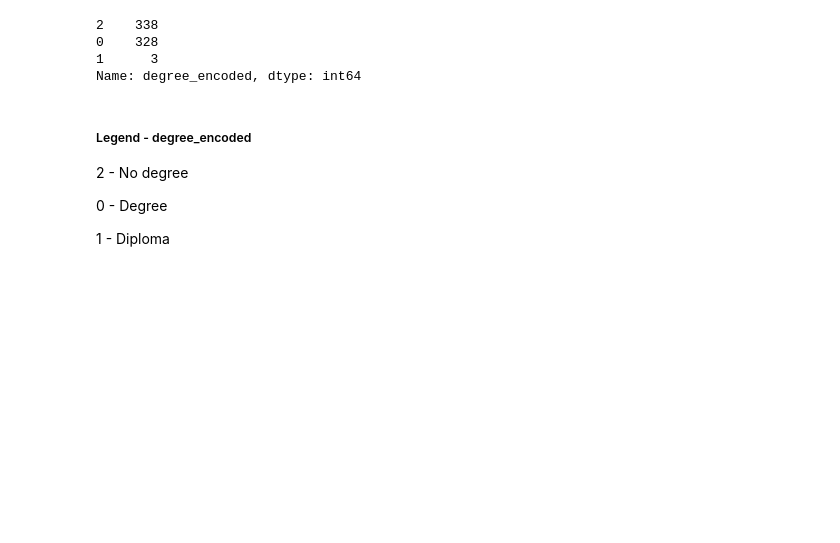
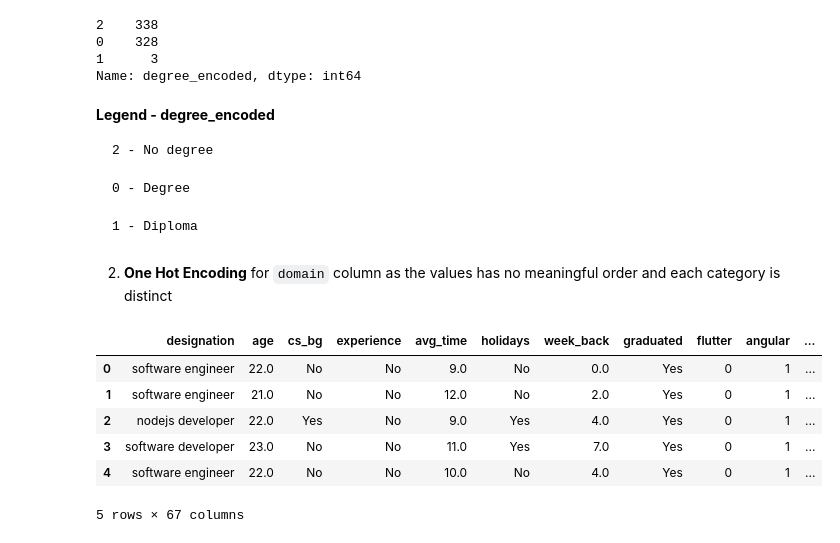
Before and after one commit to mubarakmayyeri/worth-machine-learning, a Jupyter notebook: 4_preprocessing/1_preprocessing_combined.ipynb, the cells around one changed output. Drawn from its saved outputs; the diff is of its cells as text; code cells hidden in the pictures; blank space fills up the shorter version.

Commit message:
one hot encoding on domain

```diff
--- a/4_preprocessing/1_preprocessing_combined.ipynb
+++ b/4_preprocessing/1_preprocessing_combined.ipynb
@@ -100,9 +100,32 @@ pre_data['degree_encoded'].value_counts()
 1      3
 Name: degree_encoded, dtype: int64
 # %% [markdown]
-##### Legend - degree_encoded
-2 - No degree
+  **Legend - degree_encoded**
 
-0 - Degree
+    2 - No degree
 
-1 - Diploma
+    0 - Degree
+
+    1 - Diploma
+# %% [markdown]
+2. **One Hot Encoding** for `domain` column as the values has no meaningful order and each category is distinct
+# %%
+# Apply one-hot encoding to the 'domain' column
+df_encoded  = pd.get_dummies(pre_data['domain'])
+
+
+# Concatenate the encoded columns with the original DataFrame
+pre_data = pd.concat([pre_data, df_encoded], axis=1)
+
+# Drop the original 'domain' column
+pre_data.drop('domain', axis=1, inplace=True)
+
+pre_data.head()
+# %% [output]
+|  | designation | age | cs_bg | experience | avg_time | holidays | week_back | graduated | flutter | angular | ... |
+| 0 | software engineer | 22.0 | No | No | 9.0 | No | 0.0 | Yes | 0 | 1 | ... |
+| 1 | software engineer | 21.0 | No | No | 12.0 | No | 2.0 | Yes | 0 | 1 | ... |
+| 2 | nodejs developer | 22.0 | Yes | No | 9.0 | Yes | 4.0 | Yes | 0 | 1 | ... |
+| 3 | software developer | 23.0 | No | No | 11.0 | Yes | 7.0 | Yes | 0 | 1 | ... |
+| 4 | software engineer | 22.0 | No | No | 10.0 | No | 4.0 | Yes | 0 | 1 | ... |
+5 rows × 67 columns
```
Also changed, not shown: parts of 2 cells of this notebook.
